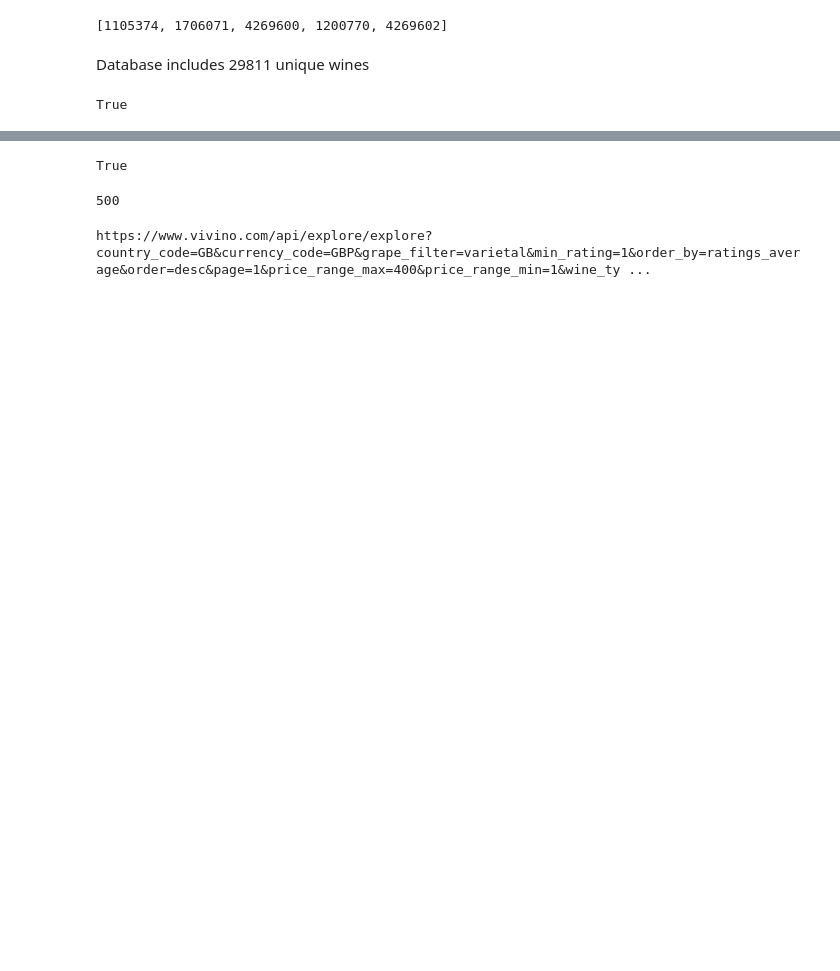
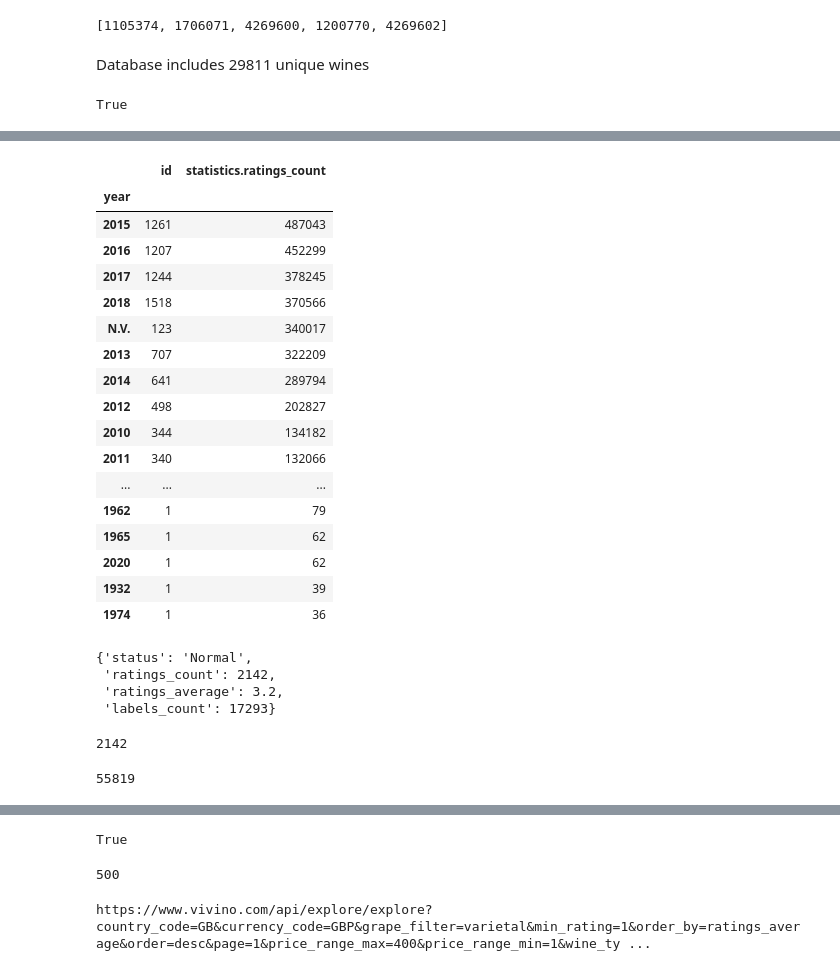
Before and after one commit to sveta-egorova/wine, a Jupyter notebook: vivino_crawler.ipynb, the cells around one changed output, grey strips where cells are left out. Drawn from its saved outputs; the diff is of its cells as text; code cells hidden in the pictures; blank space fills up the shorter version.

```diff
--- a/vivino_crawler.ipynb
+++ b/vivino_crawler.ipynb
@@ -2036,0 +1982,2 @@ def extract_reviews_to_df(page, headers, df):
+# %%
+review_filtering_df = full_df_normalized[['id', 'year', 'statistics.ratings_count', 'wine.id', 'wine.region.country.name']]
@@ -2036,0 +1993,23 @@ def extract_reviews_to_df(page, headers, df):
+# %%
+review_filtering_gb_df = review_filtering_df.groupby(['wine.region.country.name', 'year']).agg({'id': 'count', 'statistics.ratings_count': 'sum'})
+# %%
+review_filtering_gb_df.loc['Italy'].sort_values(by='statistics.ratings_count', ascending=False)
+# %% [output]
+|  | id | statistics.ratings_count |
+| year |  |  |
+| 2015 | 1261 | 487043 |
+| 2016 | 1207 | 452299 |
+| 2017 | 1244 | 378245 |
+| 2018 | 1518 | 370566 |
+| N.V. | 123 | 340017 |
+| 2013 | 707 | 322209 |
+| 2014 | 641 | 289794 |
+| 2012 | 498 | 202827 |
+| 2010 | 344 | 134182 |
+| 2011 | 340 | 132066 |
+| ... | ... | ... |
+| 1962 | 1 | 79 |
+| 1965 | 1 | 62 |
+| 2020 | 1 | 62 |
+| 1932 | 1 | 39 |
+| 1974 | 1 | 36 |
@@ -2036,0 +2018,15 @@ def extract_reviews_to_df(page, headers, df):
+# %%
+list(recovered_data_distinct)[0]['vintage']['statistics']
+# %% [output]
+{'status': 'Normal',
+ 'ratings_count': 2142,
+ 'ratings_average': 3.2,
+ 'labels_count': 17293}
+# %%
+vintage_rating_count[0]
+# %% [output]
+2142
+# %%
+len(vintage_rating_count)
+# %% [output]
+55819
```
Also changed, not shown: parts of 112 cells of this notebook, 4 other files.
